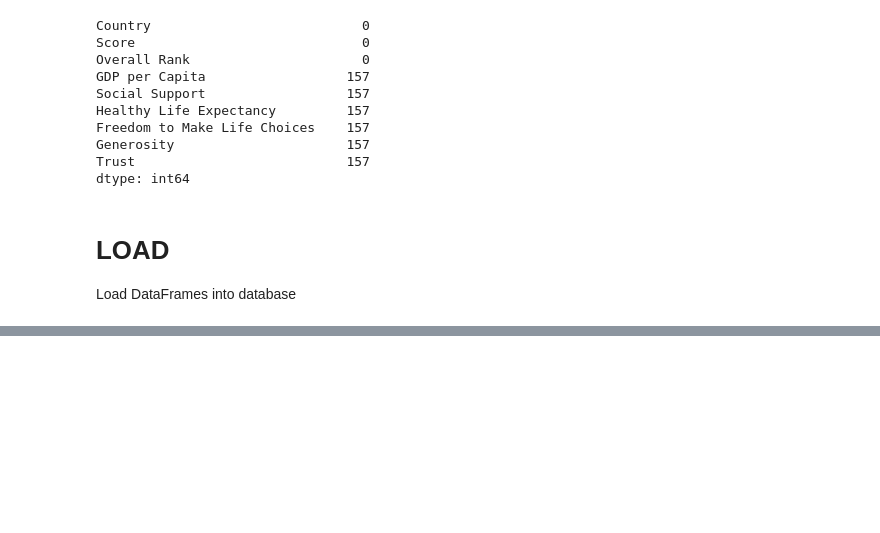
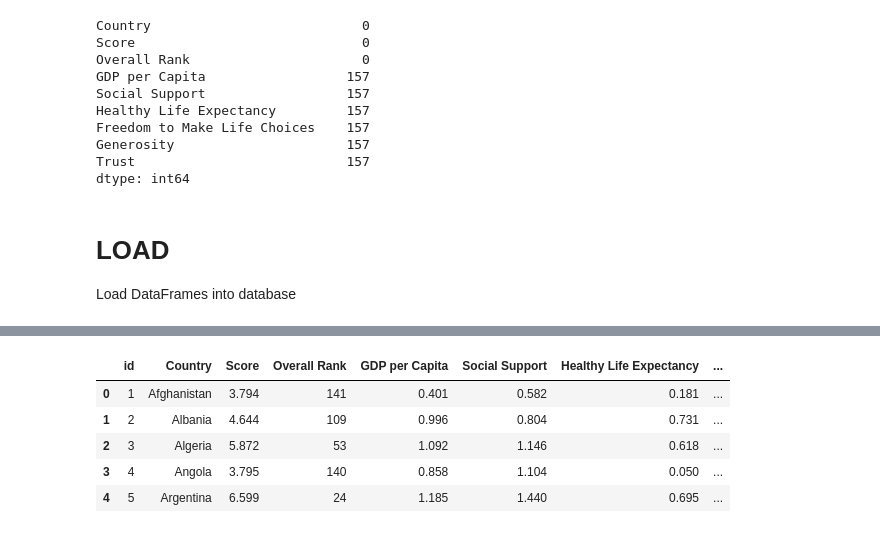
Before and after one commit to vandrade88/data-visualization-project, a Jupyter notebook: ETL.ipynb, the cells around one changed output, grey strips where cells are left out. Cells and saved outputs as stored; diff of their text form; code cells hidden in the pictures; blank space fills up the shorter version.

```diff
--- a/ETL.ipynb
+++ b/ETL.ipynb
@@ -830,0 +879,9 @@ engine = create_engine(f'postgresql://{rds_connection_string}')
+# %%
+pd.read_sql_query('SELECT * FROM whr2017', con=engine).head()
+# %% [output]
+|  | id | Country | Score | Overall Rank | GDP per Capita | Social Support | Healthy Life Expectancy | ... |
+| 0 | 1 | Afghanistan | 3.794 | 141 | 0.401 | 0.582 | 0.181 | ... |
+| 1 | 2 | Albania | 4.644 | 109 | 0.996 | 0.804 | 0.731 | ... |
+| 2 | 3 | Algeria | 5.872 | 53 | 1.092 | 1.146 | 0.618 | ... |
+| 3 | 4 | Angola | 3.795 | 140 | 0.858 | 1.104 | 0.050 | ... |
+| 4 | 5 | Argentina | 6.599 | 24 | 1.185 | 1.440 | 0.695 | ... |
```
Also changed, not shown: parts of 11 cells of this notebook, 1 other file.
